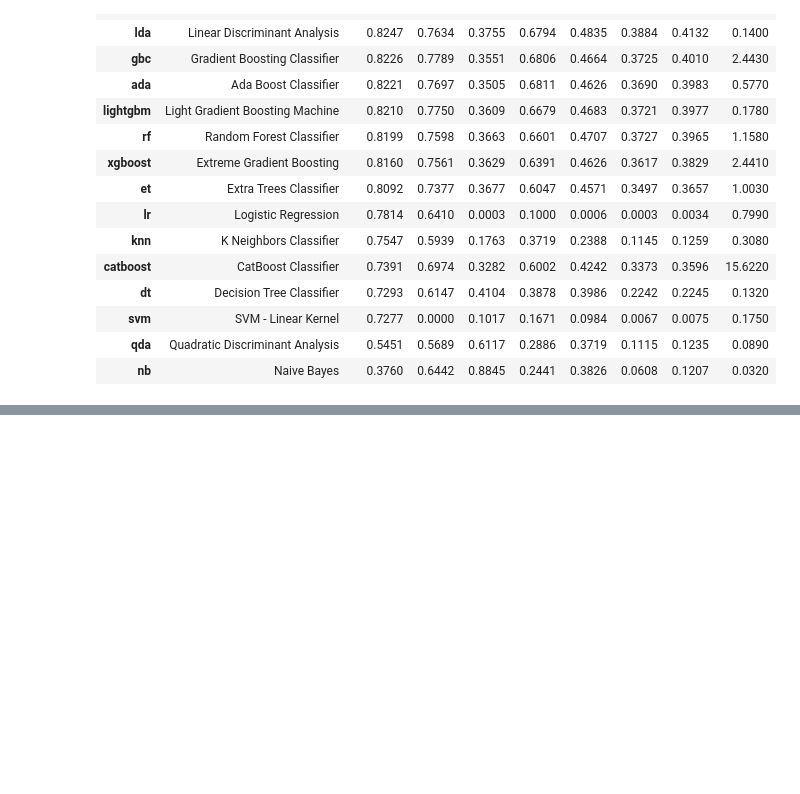
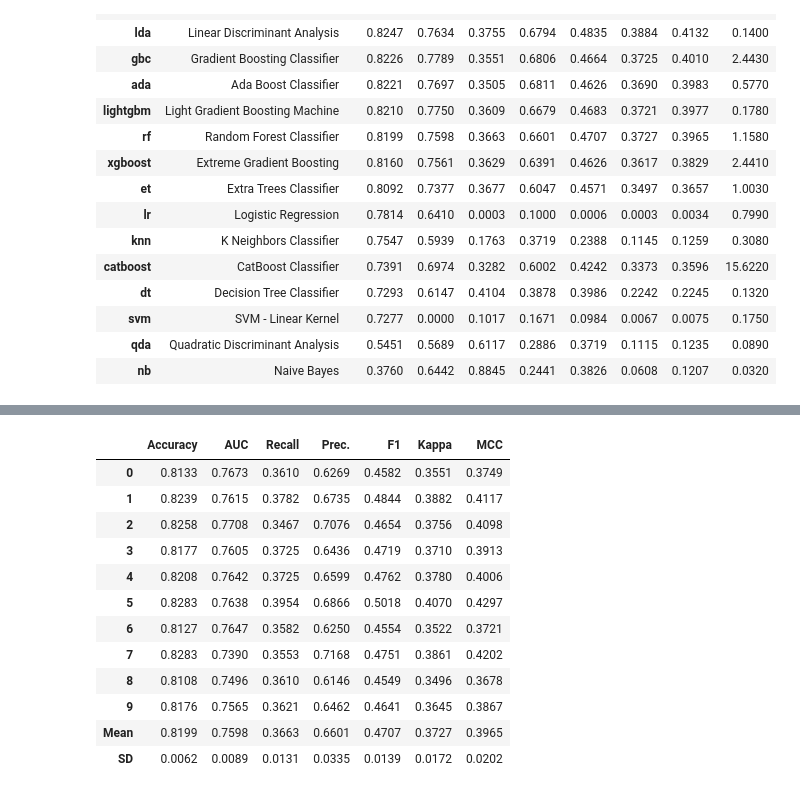
Before and after one commit to i4seeu/classification_algo, a Jupyter notebook: binary_classification.ipynb, the cells around one changed output, grey strips where cells are left out. Cells and saved outputs as stored; diff of their text form; code cells hidden in the pictures; blank space fills up the shorter version.

```diff
--- a/binary_classification.ipynb
+++ b/binary_classification.ipynb
@@ -66,0 +135,16 @@ best_model = compare_models()
+# %%
+rf = create_model('rf')
+# %% [output]
+|  | Accuracy | AUC | Recall | Prec. | F1 | Kappa | MCC |
+| 0 | 0.8133 | 0.7673 | 0.3610 | 0.6269 | 0.4582 | 0.3551 | 0.3749 |
+| 1 | 0.8239 | 0.7615 | 0.3782 | 0.6735 | 0.4844 | 0.3882 | 0.4117 |
+| 2 | 0.8258 | 0.7708 | 0.3467 | 0.7076 | 0.4654 | 0.3756 | 0.4098 |
+| 3 | 0.8177 | 0.7605 | 0.3725 | 0.6436 | 0.4719 | 0.3710 | 0.3913 |
+| 4 | 0.8208 | 0.7642 | 0.3725 | 0.6599 | 0.4762 | 0.3780 | 0.4006 |
+| 5 | 0.8283 | 0.7638 | 0.3954 | 0.6866 | 0.5018 | 0.4070 | 0.4297 |
+| 6 | 0.8127 | 0.7647 | 0.3582 | 0.6250 | 0.4554 | 0.3522 | 0.3721 |
+| 7 | 0.8283 | 0.7390 | 0.3553 | 0.7168 | 0.4751 | 0.3861 | 0.4202 |
+| 8 | 0.8108 | 0.7496 | 0.3610 | 0.6146 | 0.4549 | 0.3496 | 0.3678 |
+| 9 | 0.8176 | 0.7565 | 0.3621 | 0.6462 | 0.4641 | 0.3645 | 0.3867 |
+| Mean | 0.8199 | 0.7598 | 0.3663 | 0.6601 | 0.4707 | 0.3727 | 0.3965 |
+| SD | 0.0062 | 0.0089 | 0.0131 | 0.0335 | 0.0139 | 0.0172 | 0.0202 |
```
Also changed, not shown: parts of 10 cells of this notebook, 1 other file.
